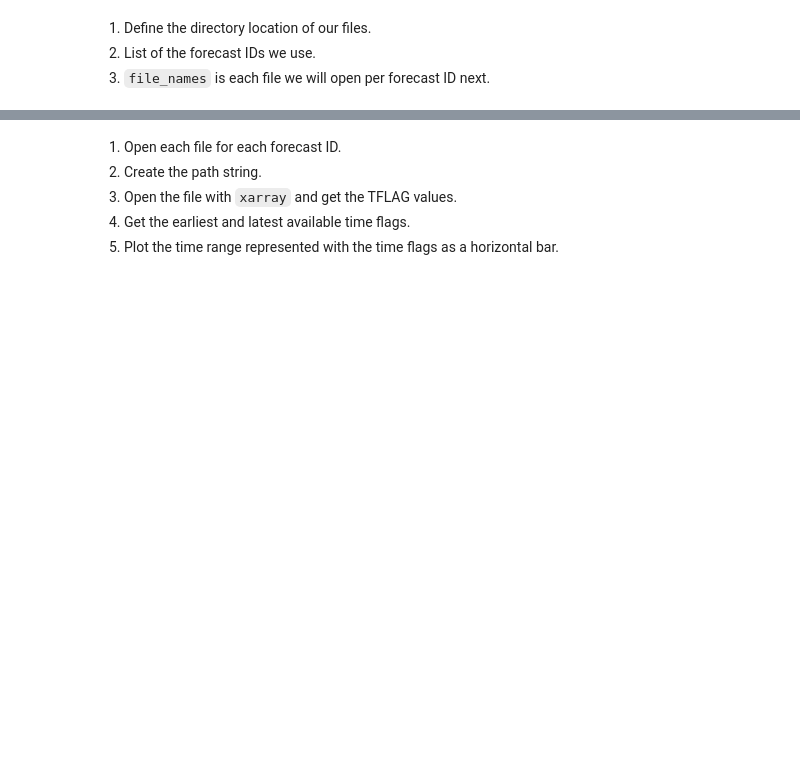
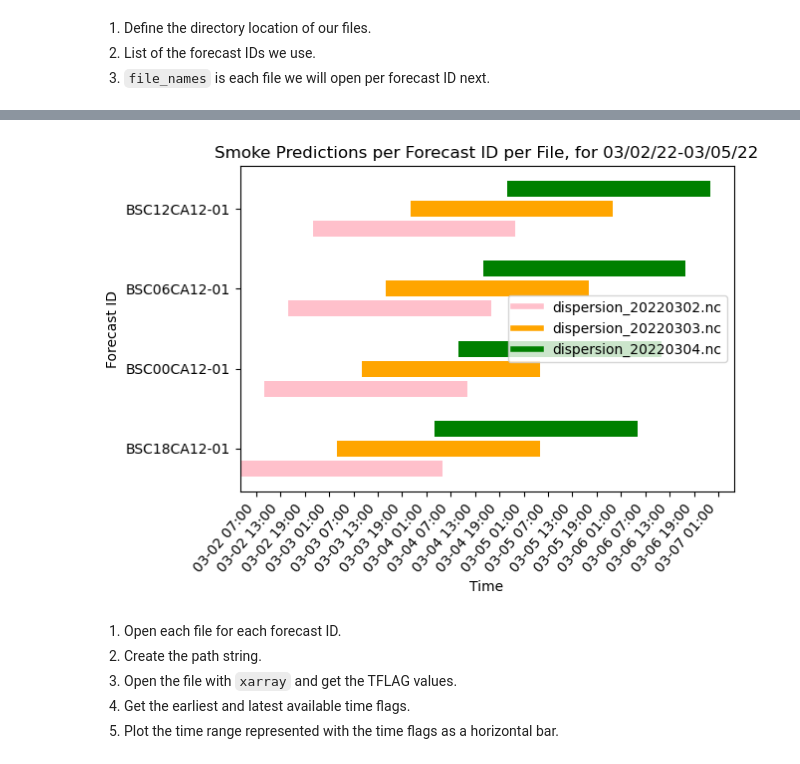
Before and after one commit to sci-visus/NSDF-WIRED, a Jupyter notebook: communication/UBC Smoke Forecast Data Curation/data_notebooks/data_source/netcdf_collection_info.ipynb, the cells around one changed output, grey strips where cells are left out. Saved outputs shown, nothing was run; the diff lists cells and outputs as text; code cells hidden in the pictures; blank space fills up the shorter version.

```diff
--- a/communication/UBC Smoke Forecast Data Curation/data_notebooks/data_source/netcdf_collection_info.ipynb
+++ b/communication/UBC Smoke Forecast Data Curation/data_notebooks/data_source/netcdf_collection_info.ipynb
@@ -76,3 +15,48 @@ plt.show()
+# %%
+import xarray as xr
+import matplotlib.pyplot as plt
+import matplotlib.dates as mdates
+from matplotlib.lines import Line2D
+
+fig, ax = plt.subplots()
+
+colors = ['pink', 'orange', 'green']
+num_files = len(file_names)
+bar_height = 1 / (num_files + 1)  # Dynamic height for the bars
+
+for idx, id_ in enumerate(ids):  # <1>
+    for i, f in enumerate(file_names):  # <1>
+        curr_file = f'{files_dir}/{id_[3:5]}/{f}'  # <2>
+        ds = xr.open_dataset(curr_file)  # <3>
+        tflags = ds['TFLAG'].values  # <3>
+
+        earliest_time = parse_tflag(tflags[0][0])  # <4>
+        latest_time = parse_tflag(tflags[-1][0])  # <4>
+
+        # Adjust y position to avoid overlap, using `idx` and `i` to space out bars
+        y_position = idx + i * bar_height
+        ax.barh(y_position, latest_time - earliest_time, left=earliest_time,
+                height=bar_height * 0.8, color=colors[i])  # <5>
+
+# Adjust y-axis to display ID labels in a way that matches the bar positions
+ax.set_yticks([i + (num_files - 1) * bar_height / 2 for i in range(len(ids))])
+ax.set_yticklabels(ids)
+
+ax.xaxis.set_major_formatter(mdates.DateFormatter("%m-%d %H:%M"))
+ax.xaxis.set_major_locator(mdates.HourLocator(interval=6))
+fig.autofmt_xdate(rotation=50)
+
+ax.set_xlabel("Time")
+ax.set_ylabel("Forecast ID")
+ax.set_title("Smoke Predictions per Forecast ID per File, for 03/02/22-03/05/22")
+
+legend_elements = [Line2D([0], [0], linewidth=4, color=colors[i], label=file_names[i]) for i in range(3)]
+ax.legend(handles=legend_elements, loc='center right')
+
+# plt.show()
+plt.savefig('overlaps.png', bbox_inches="tight")
+# %% [output]
+[figure, added]
 # %% [markdown]
 1. Open each file for each forecast ID.
 2. Create the path string.
```
Also changed, not shown: parts of 3 cells of this notebook, 16 other files.
